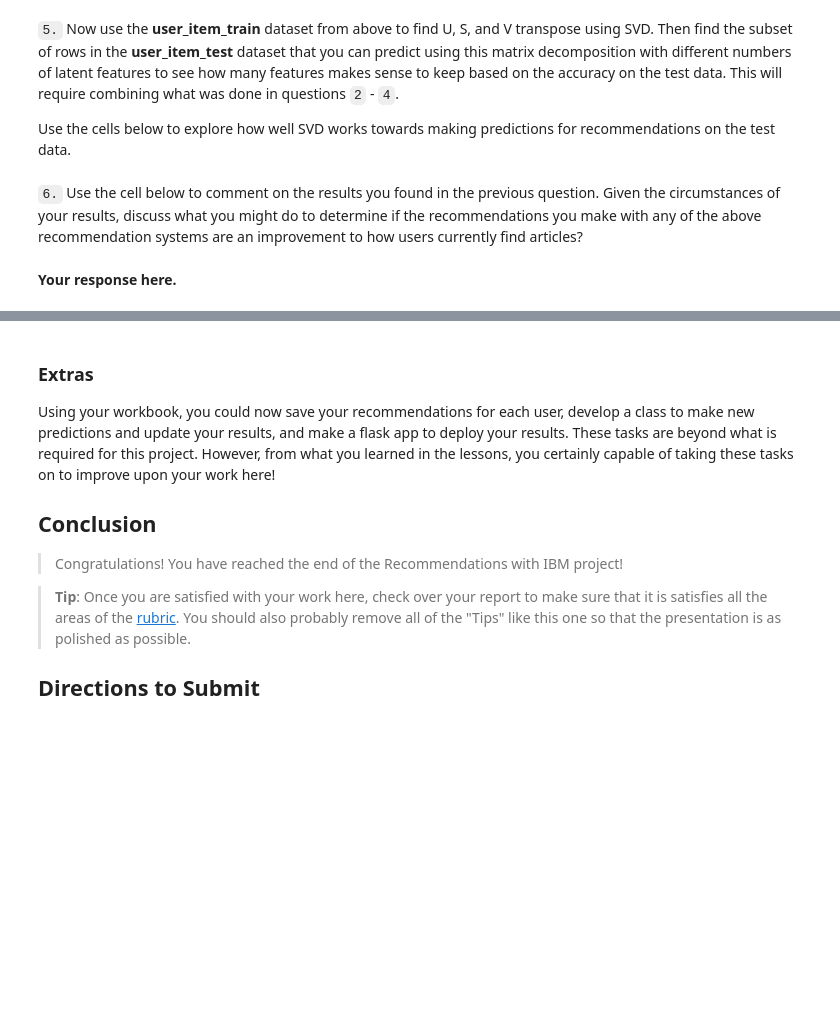
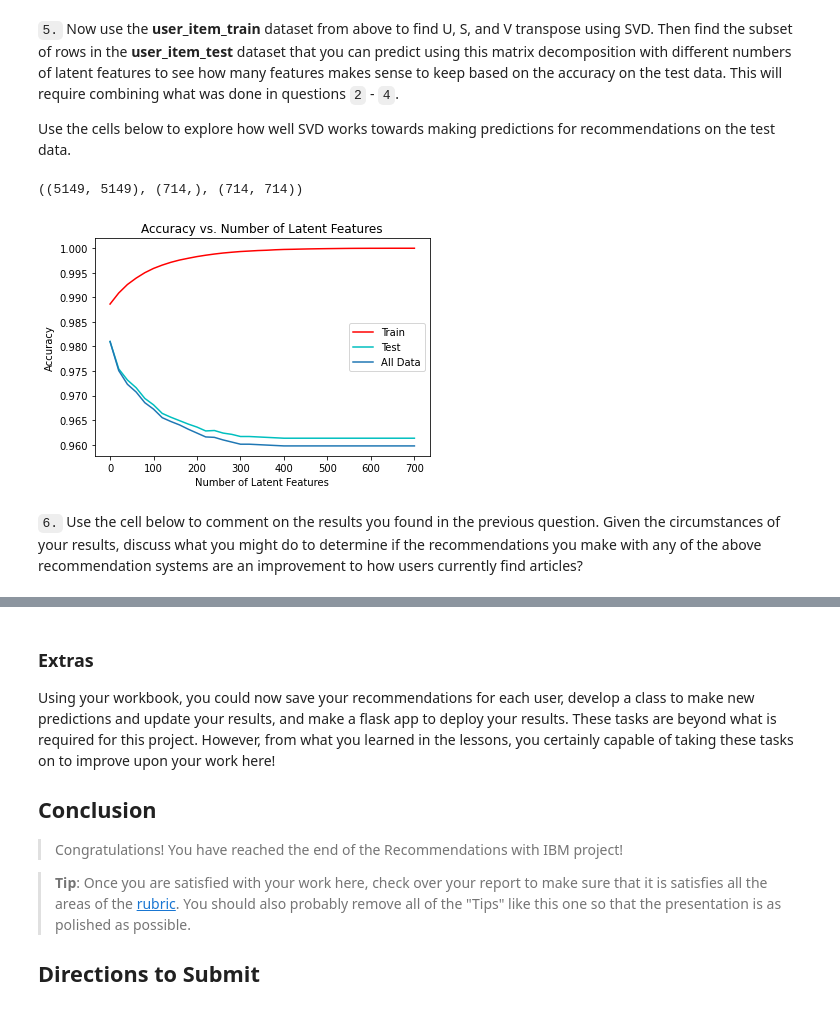
Before and after one commit to JacquesMullerAA/DSProject3, a Jupyter notebook: Recommendations_with_IBM.ipynb, the cells around one changed output, grey strips where cells are left out. Cells and saved outputs as stored; diff of their text form; code cells hidden in the pictures; blank space fills up the shorter version.

```diff
--- a/Recommendations_with_IBM.ipynb
+++ b/Recommendations_with_IBM.ipynb
@@ -723,6 +739,6 @@ user_item_matrix.head()
 # %% [markdown]
 `2.` In this situation, you can use Singular Value Decomposition from [numpy](https://docs.scipy.org/doc/numpy-1.14.0/reference/generated/numpy.linalg.svd.html) on the user-item matrix.  Use the cell to perform SVD, and explain why this is different than in the lesson.
 # %%
-# Perform SVD on the User-Item Matrix Here
-
-u, s, vt = np.linalg.svd(user_item_matrix, full_matrices=False) # use the built in to get the three matrices
+# Perform SVD on the User-Item Matrix using the built in function
+u, s, vt = np.linalg.svd(user_item_matrix)
+u.shape, s.shape, vt.shape
@@ -781,21 +801,22 @@ def create_test_and_train_user_item(df_train, df_test):
     test_arts - all of the test article ids
 
     '''
+
+    # Create the train and test user-item matrices
     user_item_train = create_user_item_matrix(df_train)
     user_item_test = create_user_item_matrix(df_test)
 
-    # Find users both in test and in train
+    # Determine users in both test and train matrices
     train_idx = set(user_item_train.index)
     test_idx = set(user_item_test.index)
     match_idx = train_idx.intersection(test_idx)
 
-    # Find movies both in test and in train
+    # Determine articles in both test and train matrices
     train_arts = set(user_item_train.columns)
     test_arts = set(user_item_test.columns)
-    match_cols = train_arts.intersection(test_arts)
+    match_arts = train_arts.intersection(test_arts)
 
-
-    user_item_test = user_item_test.loc[match_idx, match_cols]
+    user_item_test = user_item_test.loc[match_idx, match_arts]
 
     return user_item_train, user_item_test, test_idx, test_arts
 
@@ -833,4 +864,7 @@ t.sol_4_test(sol_4_dict)
 Use the cells below to explore how well SVD works towards making predictions for recommendations on the test data.
 # %%
 # fit SVD on the user_item_train matrix
-u_train, s_train, vt_train = np.linalg.svd(user_item_train, full_matrices=False) # fit svd similar to above then use the cells below
+u_train, s_train, vt_train = np.linalg.svd(user_item_train)
+u.shape, s.shape, vt.shape
+# %% [output]
+((5149, 5149), (714,), (714, 714))
@@ -840,4 +871,6 @@ u_train, s_train, vt_train = np.linalg.svd(user_item_train, full_matrices=False)
 # %%
+# Exploring how well SVD works on making predictions for recommendations on the test data
+
 row_idxs = user_item_train.index.isin(test_idx)
 col_idxs = user_item_train.columns.isin(test_arts)
 u_test = u_train[row_idxs, :]
@@ -847,37 +880,38 @@ num_latent_feats = np.arange(0, 700+10, 20)
 sum_errs_train = []
 sum_errs_test = []
 all_errs = []
 
 for k in num_latent_feats:
-    # restructure with k latent features
+    # restructure train and test matrices with k latent features
     s_train_lat, u_train_lat, vt_train_lat = np.diag(s_train[:k]), u_train[:, :k], vt_train[:k, :]
     u_test_lat, vt_test_lat = u_test[:, :k], vt_test[:k, :]
+    s_new, u_new, vt_new = np.diag(s[:k]), u[:, :k], vt[:k, :]
 
-    # take dot product
+    # take dot product and compute the errors
     user_item_train_preds = np.around(np.dot(np.dot(u_train_lat, s_train_lat), vt_train_lat))
     user_item_test_preds = np.around(np.dot(np.dot(u_test_lat, s_train_lat), vt_test_lat))
+    user_item_est = np.around(np.dot(np.dot(u_new, s_new), vt_new))
     all_errs.append(1 - ((np.sum(user_item_test_preds)+np.sum(np.sum(user_item_test)))/(user_item_test.shape[0]*user_item_test.shape[1])))
-
 
     # compute error for each prediction to actual value
     diffs_train = np.subtract(user_item_train, user_item_train_preds)
     diffs_test = np.subtract(user_item_test, user_item_test_preds)
 
     # total errors and keep track of them
     err_train = np.sum(np.sum(np.abs(diffs_train)))
     err_test = np.sum(np.sum(np.abs(diffs_test)))
 
     sum_errs_train.append(err_train)
     sum_errs_test.append(err_test)
 
 plt.plot(num_latent_feats, 1 - np.array(sum_errs_train)/(user_item_train.shape[0]*user_item_test.shape[1]), label='Train', color='r');
 plt.plot(num_latent_feats, 1 - np.array(sum_errs_test)/(user_item_test.shape[0]*user_item_test.shape[1]), label='Test', color='c');
 plt.plot(num_latent_feats, all_errs, label='All Data');
 plt.xlabel('Number of Latent Features');
 plt.ylabel('Accuracy');
 plt.title('Accuracy vs. Number of Latent Features');
 plt.legend();
+# %% [output]
+[figure, added]
 # %% [markdown]
 `6.` Use the cell below to comment on the results you found in the previous question. Given the circumstances of your results, discuss what you might do to determine if the recommendations you make with any of the above recommendation systems are an improvement to how users currently find articles?
-# %% [markdown]
-**Your response here.**
```
Also changed, not shown: parts of 31 cells of this notebook, 1 other file.
